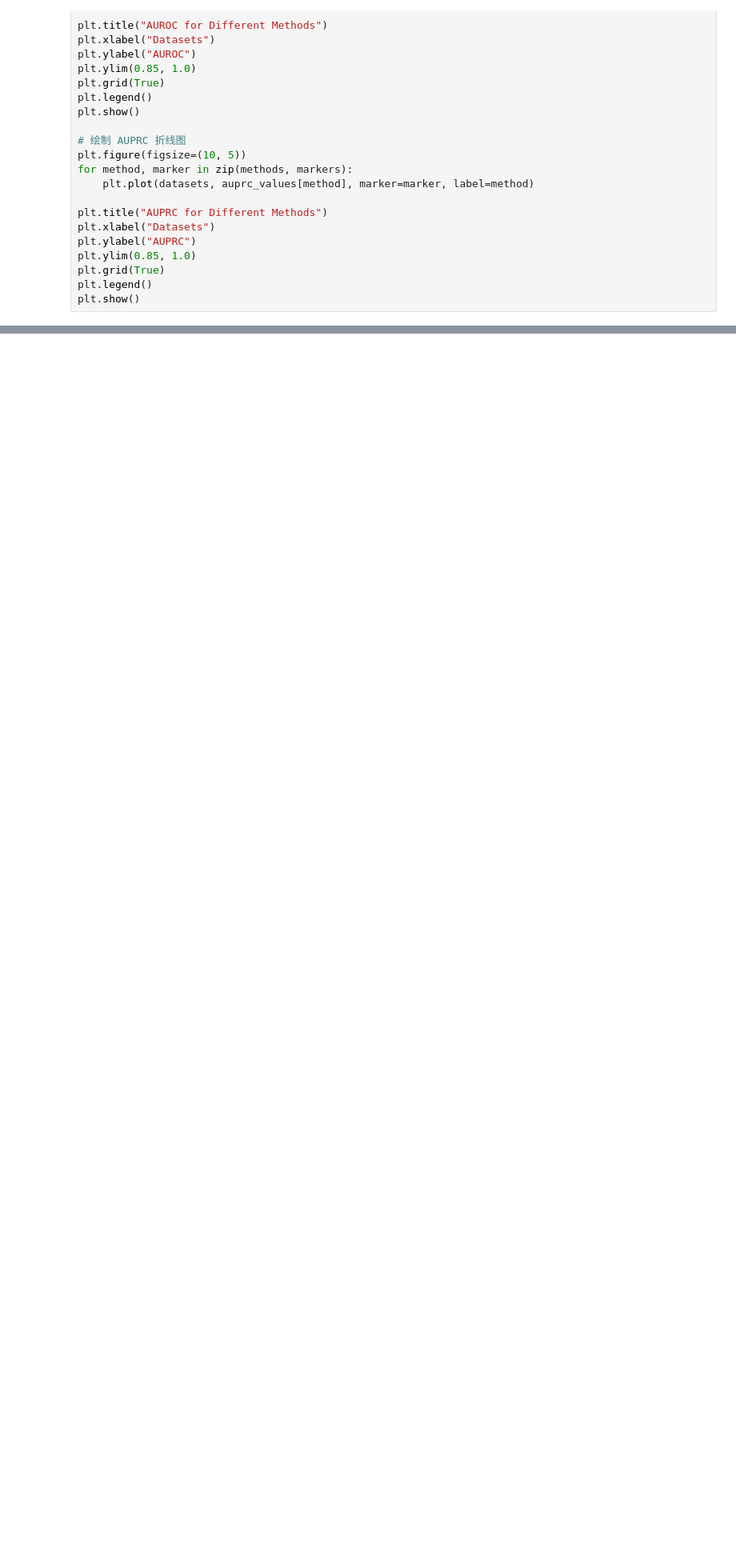
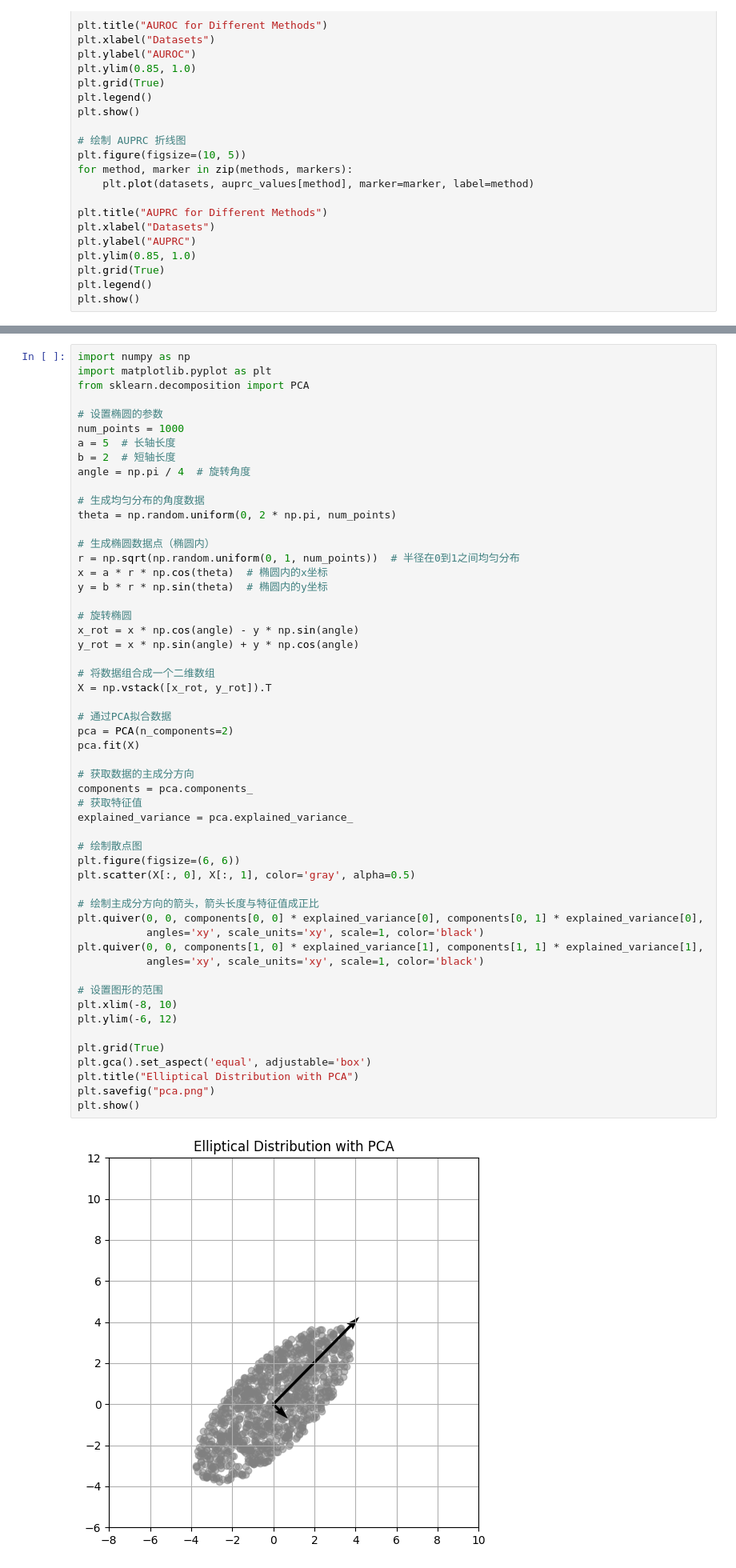
Before and after one commit to buyizhiyou/YYM, a Jupyter notebook: dum/notebooks/visualize_dimension.ipynb, the cells around one changed output, grey strips where cells are left out. Shown at 80% size. Saved outputs shown, nothing was run; the diff lists cells and outputs as text; blank space fills up the shorter version.

```diff
--- a/dum/notebooks/visualize_dimension.ipynb
+++ b/dum/notebooks/visualize_dimension.ipynb
@@ -327,3 +327,59 @@ plt.savefig("pngs/inter-intra.png")
 plt.show()
 # %% [output]
 [figure]
+# %%
+import numpy as np
+import matplotlib.pyplot as plt
+from sklearn.decomposition import PCA
+
+# 设置椭圆的参数
+num_points = 1000
+a = 5  # 长轴长度
+b = 2  # 短轴长度
+angle = np.pi / 4  # 旋转角度
+
+# 生成均匀分布的角度数据
+theta = np.random.uniform(0, 2 * np.pi, num_points)
+
+# 生成椭圆数据点（椭圆内）
+r = np.sqrt(np.random.uniform(0, 1, num_points))  # 半径在0到1之间均匀分布
+x = a * r * np.cos(theta)  # 椭圆内的x坐标
+y = b * r * np.sin(theta)  # 椭圆内的y坐标
+
+# 旋转椭圆
+x_rot = x * np.cos(angle) - y * np.sin(angle)
+y_rot = x * np.sin(angle) + y * np.cos(angle)
+
+# 将数据组合成一个二维数组
+X = np.vstack([x_rot, y_rot]).T
+
+# 通过PCA拟合数据
+pca = PCA(n_components=2)
+pca.fit(X)
+
+# 获取数据的主成分方向
+components = pca.components_
+# 获取特征值
+explained_variance = pca.explained_variance_
+
+# 绘制散点图
+plt.figure(figsize=(6, 6))
+plt.scatter(X[:, 0], X[:, 1], color='gray', alpha=0.5)
+
+# 绘制主成分方向的箭头，箭头长度与特征值成正比
+plt.quiver(0, 0, components[0, 0] * explained_variance[0], components[0, 1] * explained_variance[0],
+           angles='xy', scale_units='xy', scale=1, color='black')
+plt.quiver(0, 0, components[1, 0] * explained_variance[1], components[1, 1] * explained_variance[1],
+           angles='xy', scale_units='xy', scale=1, color='black')
+
+# 设置图形的范围
+plt.xlim(-8, 10)
+plt.ylim(-6, 12)
+
+plt.grid(True)
+plt.gca().set_aspect('equal', adjustable='box')
+plt.title("Elliptical Distribution with PCA")
+plt.savefig("pca.png")
+plt.show()
+# %% [output]
+[figure, added]
```
Also changed, not shown: 5 other files.
